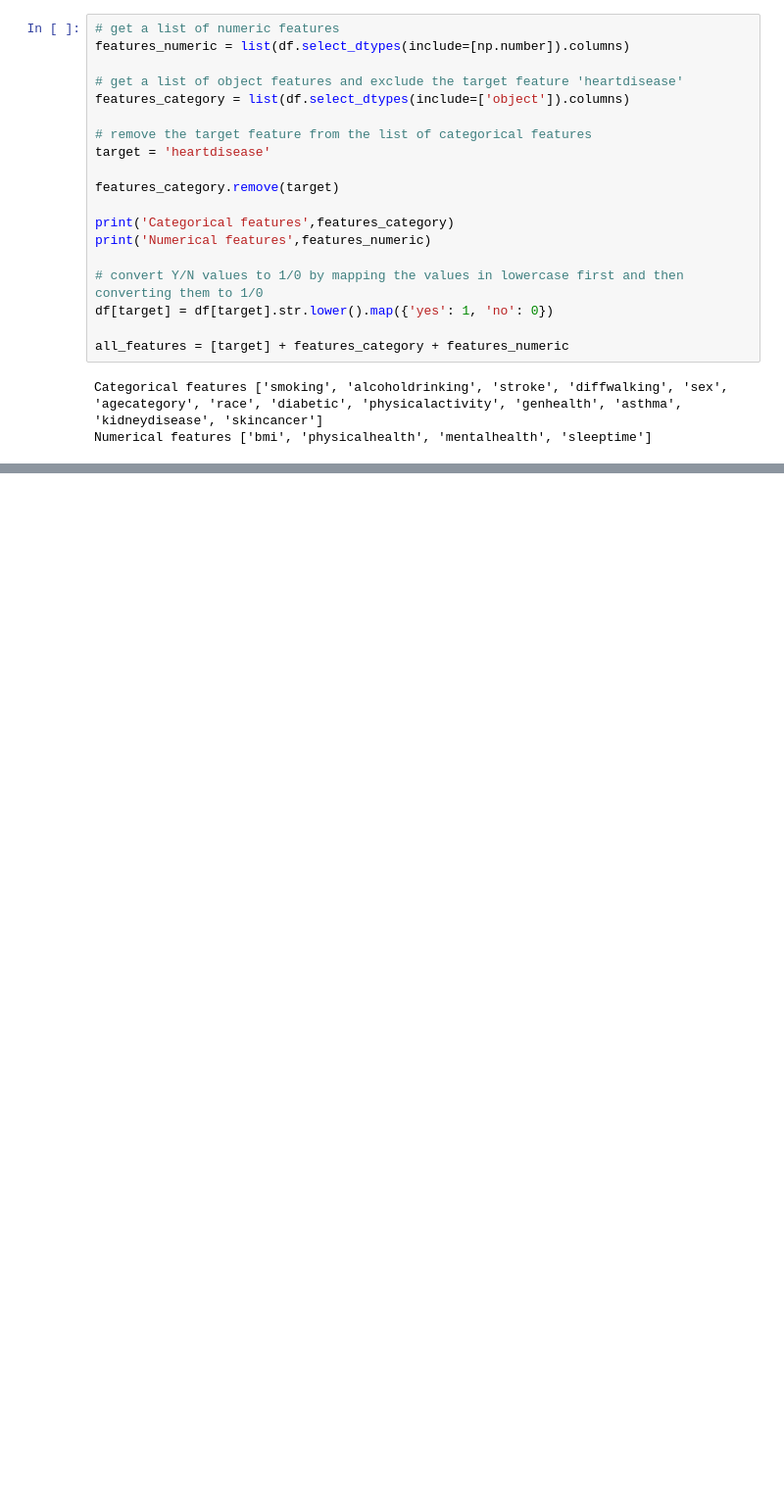
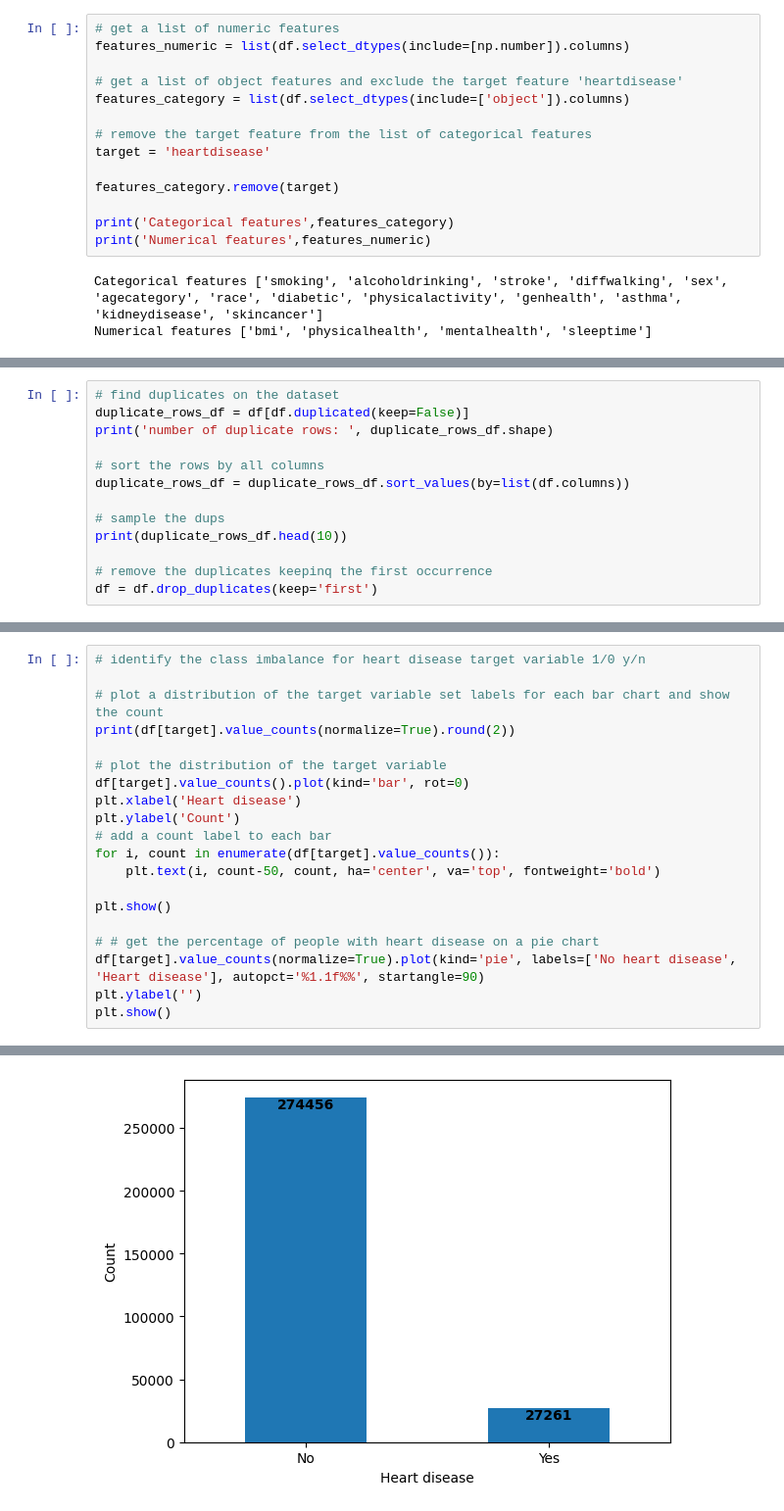
Before and after one commit to ozkary/machine-learning-engineering, a Jupyter notebook: projects/heart-disease-risk/data-analysis.ipynb, the cells around one changed output, grey strips where cells are left out. Shown at 98% size. Drawn from its saved outputs; the diff is of its cells as text; blank space fills up the shorter version.

```diff
--- a/projects/heart-disease-risk/data-analysis.ipynb
+++ b/projects/heart-disease-risk/data-analysis.ipynb
@@ -77,11 +82,6 @@ features_category.remove(target)
 
 print('Categorical features',features_category)
 print('Numerical features',features_numeric)
-
-# convert Y/N values to 1/0 by mapping the values in lowercase first and then converting them to 1/0
-df[target] = df[target].str.lower().map({'yes': 1, 'no': 0})
-
-all_features = [target] + features_category + features_numeric
 # %% [output]
 Categorical features ['smoking', 'alcoholdrinking', 'stroke', 'diffwalking', 'sex', 'agecategory', 'race', 'diabetic', 'physicalactivity', 'genhealth', 'asthma', 'kidneydisease', 'skincancer']
 Numerical features ['bmi', 'physicalhealth', 'mentalhealth', 'sleeptime']
@@ -121,0 +88,13 @@ ValueError: Classification metrics can't handle a mix of binary and continuous-m
+# %%
+# find duplicates on the dataset
+duplicate_rows_df = df[df.duplicated(keep=False)]
+print('number of duplicate rows: ', duplicate_rows_df.shape)
+
+# sort the rows by all columns
+duplicate_rows_df = duplicate_rows_df.sort_values(by=list(df.columns))
+
+# sample the dups
+print(duplicate_rows_df.head(10))
+
+# remove the duplicates keepinq the first occurrence
+df = df.drop_duplicates(keep='first')
@@ -121,0 +149,21 @@ ValueError: Classification metrics can't handle a mix of binary and continuous-m
+# %%
+# identify the class imbalance for heart disease target variable 1/0 y/n
+
+# plot a distribution of the target variable set labels for each bar chart and show the count
+print(df[target].value_counts(normalize=True).round(2))
+
+# plot the distribution of the target variable
+df[target].value_counts().plot(kind='bar', rot=0)
+plt.xlabel('Heart disease')
+plt.ylabel('Count')
+# add a count label to each bar
+for i, count in enumerate(df[target].value_counts()):
+    plt.text(i, count-50, count, ha='center', va='top', fontweight='bold')
+
+plt.show()
+
+# # get the percentage of people with heart disease on a pie chart
+df[target].value_counts(normalize=True).plot(kind='pie', labels=['No heart disease', 'Heart disease'], autopct='%1.1f%%', startangle=90)
+plt.ylabel('')
+plt.show()
+# %% [output]
@@ -121,0 +173 @@ ValueError: Classification metrics can't handle a mix of binary and continuous-m
+[figure, added]
```
Also changed, not shown: parts of 12 cells of this notebook, 7 other files.
